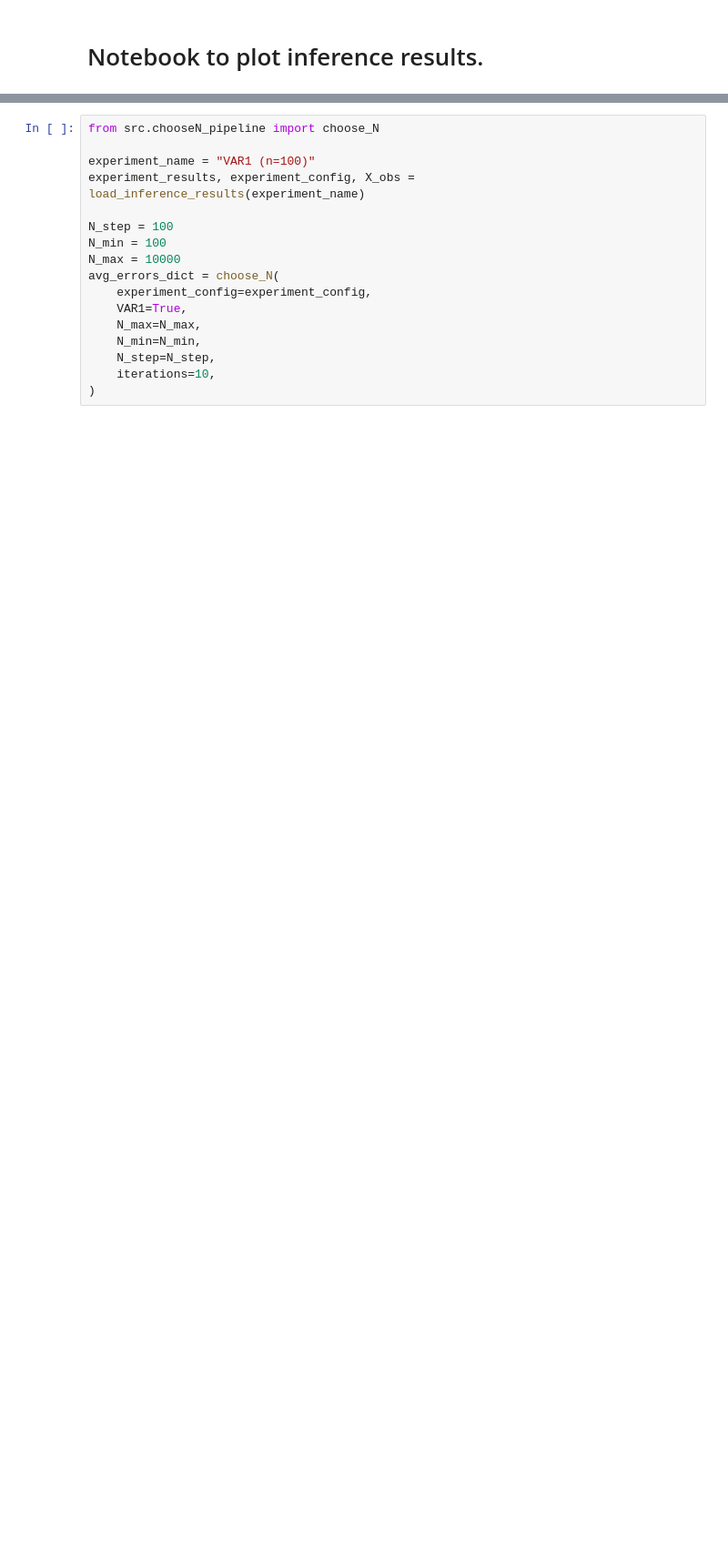
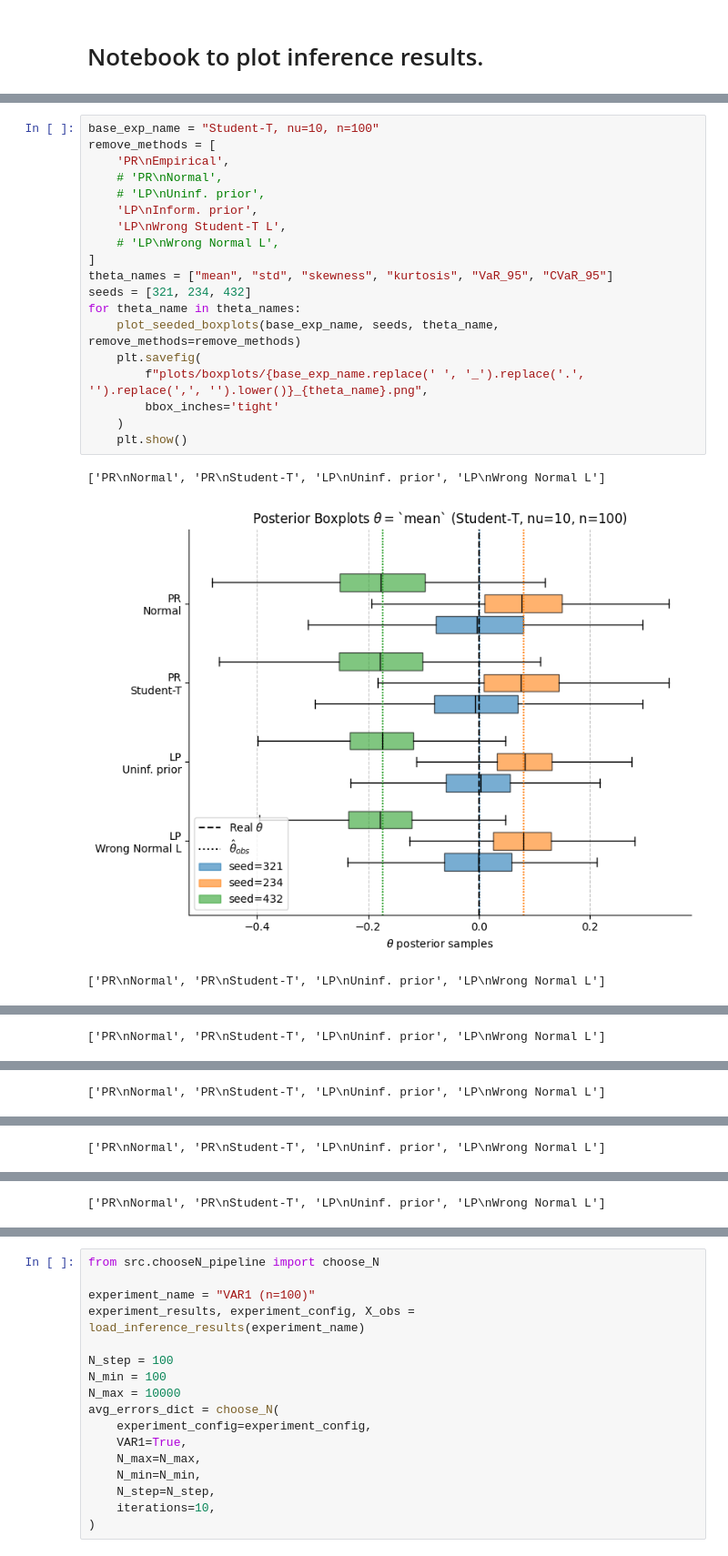
Before and after one commit to chgendreau/bayesian-prediction, a Jupyter notebook: report_plots.ipynb, the cells around one changed output, grey strips where cells are left out. Shown at 91% size. Drawn from its saved outputs; the diff is of its cells as text; blank space fills up the shorter version.

```diff
--- a/report_plots.ipynb
+++ b/report_plots.ipynb
@@ -27,0 +436,23 @@ NICE_LABEL_MAP = {
+# %%
+base_exp_name = "Student-T, nu=10, n=100"
+remove_methods = [
+    'PR\nEmpirical',
+    # 'PR\nNormal',
+    # 'LP\nUninf. prior',
+    'LP\nInform. prior',
+    'LP\nWrong Student-T L',
+    # 'LP\nWrong Normal L',
+]
+theta_names = ["mean", "std", "skewness", "kurtosis", "VaR_95", "CVaR_95"]
+seeds = [321, 234, 432]
+for theta_name in theta_names:
+    plot_seeded_boxplots(base_exp_name, seeds, theta_name, remove_methods=remove_methods)
+    plt.savefig(
+        f"plots/boxplots/{base_exp_name.replace(' ', '_').replace('.', '').replace(',', '').lower()}_{theta_name}.png",
+        bbox_inches='tight'
+    )
+    plt.show()
+# %% [output]
+['PR\nNormal', 'PR\nStudent-T', 'LP\nUninf. prior', 'LP\nWrong Normal L']
+[figure, added]
+['PR\nNormal', 'PR\nStudent-T', 'LP\nUninf. prior', 'LP\nWrong Normal L']
@@ -27,0 +460 @@ NICE_LABEL_MAP = {
+['PR\nNormal', 'PR\nStudent-T', 'LP\nUninf. prior', 'LP\nWrong Normal L']
@@ -27,0 +462 @@ NICE_LABEL_MAP = {
+['PR\nNormal', 'PR\nStudent-T', 'LP\nUninf. prior', 'LP\nWrong Normal L']
@@ -27,0 +464 @@ NICE_LABEL_MAP = {
+['PR\nNormal', 'PR\nStudent-T', 'LP\nUninf. prior', 'LP\nWrong Normal L']
@@ -27,0 +466 @@ NICE_LABEL_MAP = {
+['PR\nNormal', 'PR\nStudent-T', 'LP\nUninf. prior', 'LP\nWrong Normal L']
```
Also changed, not shown: parts of 23 cells of this notebook, 12 other files.
